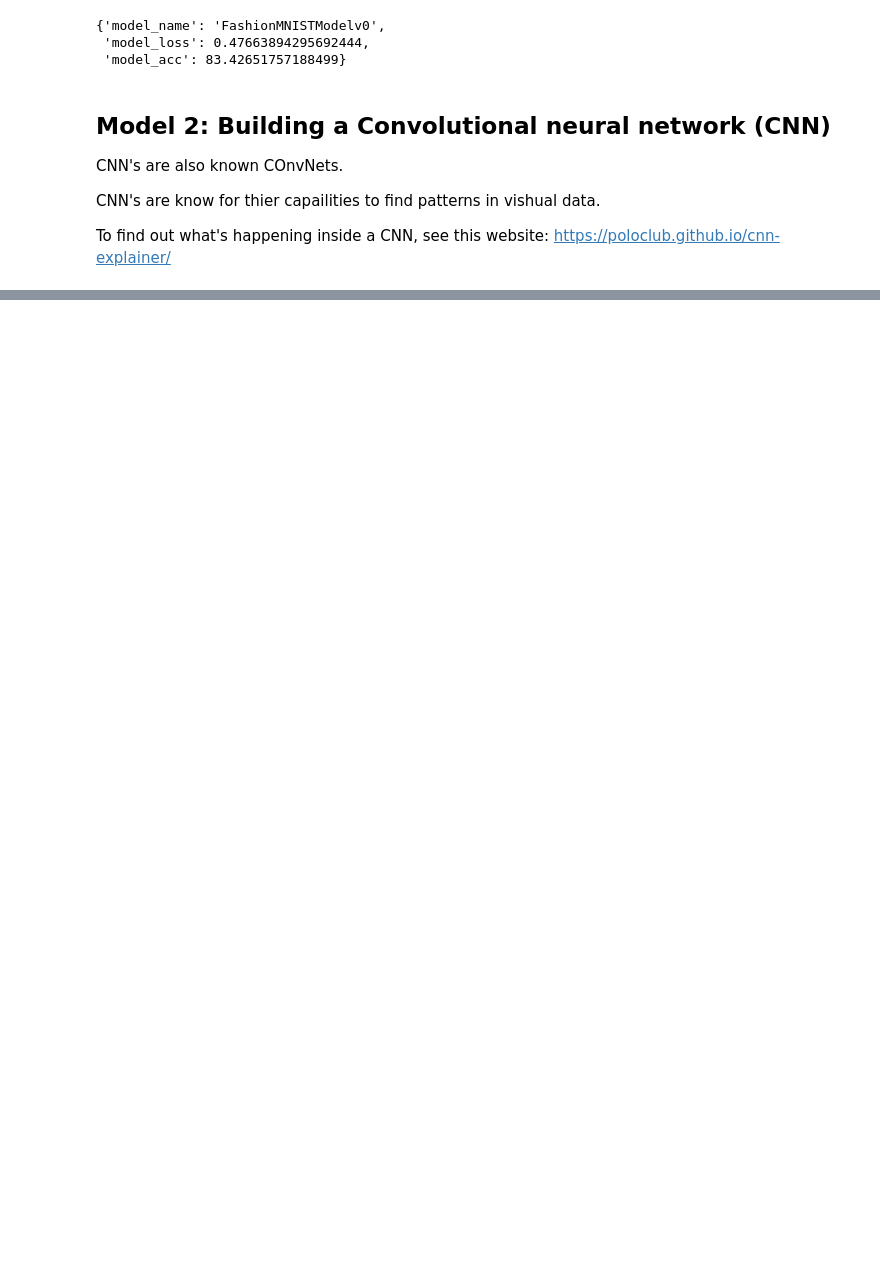
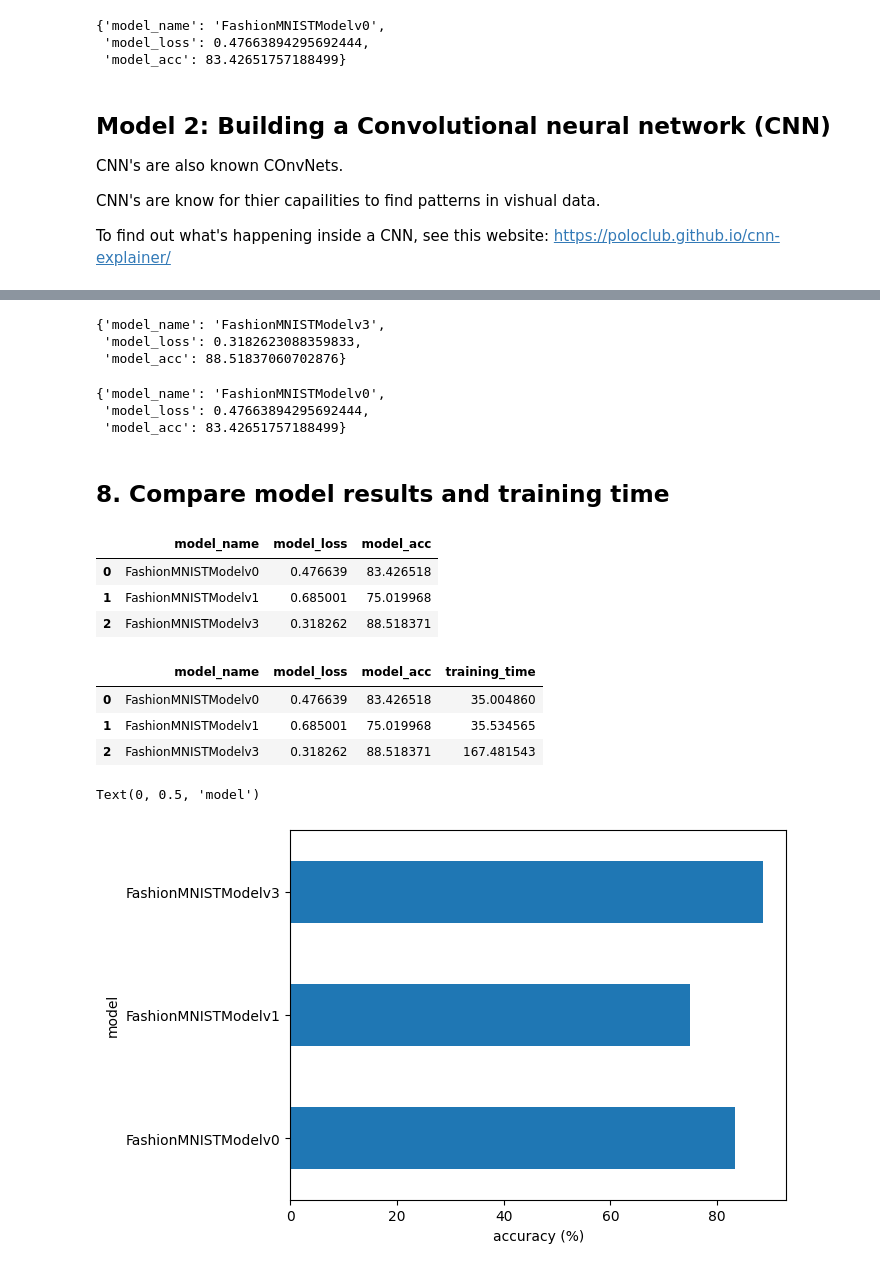
Before and after one commit to Alpha-Leporis/Machine-Learning, a Jupyter notebook: PyTorch_CV_CNN.ipynb, the cells around one changed output, grey strips where cells are left out. Drawn from its saved outputs; the diff is of its cells as text; code cells hidden in the pictures; blank space fills up the shorter version.

```diff
--- a/PyTorch_CV_CNN.ipynb
+++ b/PyTorch_CV_CNN.ipynb
@@ -774,0 +953,5 @@ To find out what's happening inside a CNN, see this website: https://poloclub.gi
+# %%
+# Setup loss funtion/eval metrices/optimizer
+from helper_functions import accuracy_fn
+loss_fn = nn.CrossEntropyLoss()
+optimizer = torch.optim.SGD(params=model_2.parameters(),lr=0.1)
@@ -774,0 +1006,50 @@ To find out what's happening inside a CNN, see this website: https://poloclub.gi
+# %%
+# Get model_2 results
+model_2_results = eval_model(model=model_2,
+                             data_loader=test_dataloader,
+                             loss_fn=loss_fn,
+                             accuracy_fn=accuracy_fn,
+                             device=device)
+model_2_results
+# %% [output]
+{'model_name': 'FashionMNISTModelv3',
+ 'model_loss': 0.3182623088359833,
+ 'model_acc': 88.51837060702876}
+# %%
+model_0_results
+# %% [output]
+{'model_name': 'FashionMNISTModelv0',
+ 'model_loss': 0.47663894295692444,
+ 'model_acc': 83.42651757188499}
+# %% [markdown]
+## 8. Compare model results and training time
+# %%
+import pandas as pd
+compare_results = pd.DataFrame([model_0_results,
+                                model_1_results,
+                                model_2_results])
+compare_results
+# %% [output]
+|  | model_name | model_loss | model_acc |
+| 0 | FashionMNISTModelv0 | 0.476639 | 83.426518 |
+| 1 | FashionMNISTModelv1 | 0.685001 | 75.019968 |
+| 2 | FashionMNISTModelv3 | 0.318262 | 88.518371 |
+# %%
+# Add training time to results comparison
+compare_results["training_time"] = [total_train_time_model_0,
+                                    total_train_time_model_1,
+                                    total_train_time_model_2]
+compare_results
+# %% [output]
+|  | model_name | model_loss | model_acc | training_time |
+| 0 | FashionMNISTModelv0 | 0.476639 | 83.426518 | 35.004860 |
+| 1 | FashionMNISTModelv1 | 0.685001 | 75.019968 | 35.534565 |
+| 2 | FashionMNISTModelv3 | 0.318262 | 88.518371 | 167.481543 |
+# %%
+# Visualize our model reshults
+compare_results.set_index("model_name")["model_acc"].plot(kind="barh")
+plt.xlabel("accuracy (%)")
+plt.ylabel("model")
+# %% [output]
+Text(0, 0.5, 'model')
+[figure, added]
```
Also changed, not shown: parts of 33 cells of this notebook.
